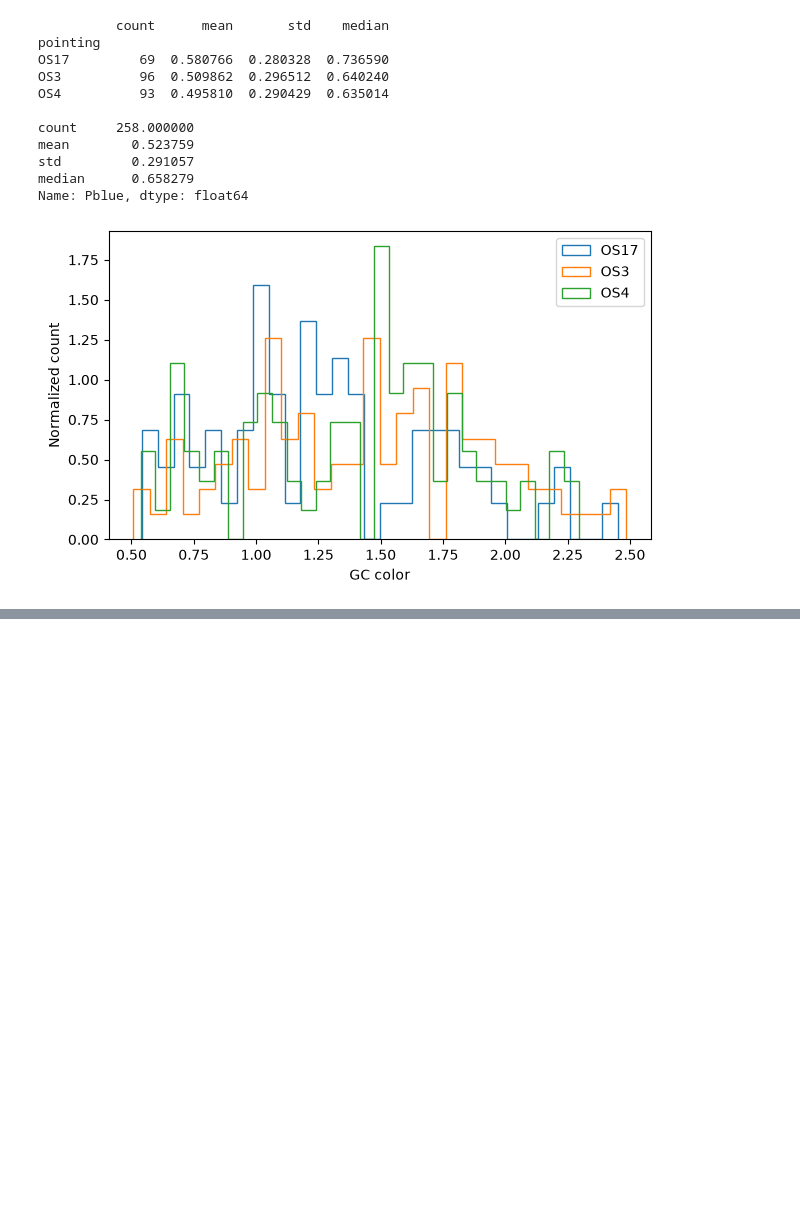
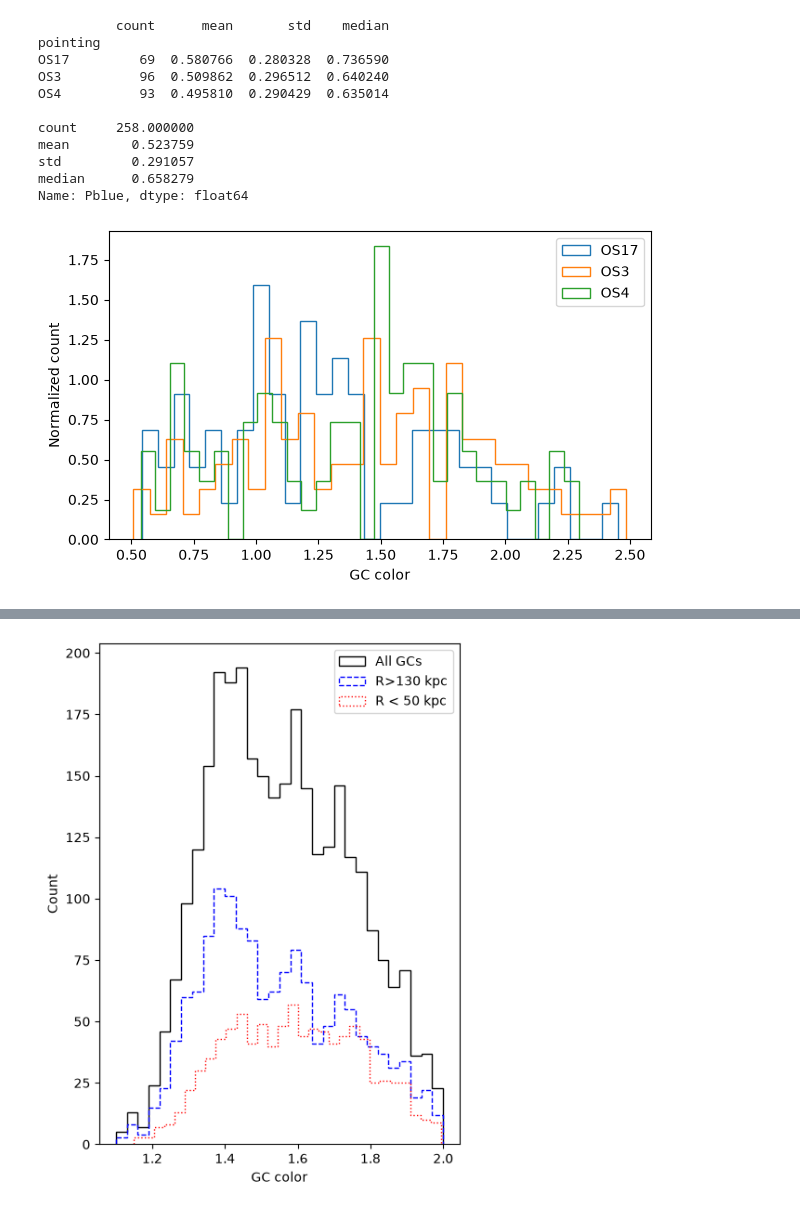
Before and after one commit to Pommers/Coma-GCS-colors, a Jupyter notebook: 06_ext_contaminant_ICGC_sensitivity.ipynb, the cells around one changed output, grey strips where cells are left out. Drawn from its saved outputs; the diff is of its cells as text; code cells hidden in the pictures; blank space fills up the shorter version.

```diff
--- a/06_ext_contaminant_ICGC_sensitivity.ipynb
+++ b/06_ext_contaminant_ICGC_sensitivity.ipynb
@@ -863,0 +1051,6 @@ In summary, visual inspection of the three outer ACS fields confirms that they c
+# %%
+KPC_PER_ARCSEC = 0.4848
+
+icgc_df["R_4874_kpc"] = (
+    icgc_df["R_4874_arcsec"] * KPC_PER_ARCSEC
+)
@@ -863,0 +1085,14 @@ In summary, visual inspection of the three outer ACS fields confirms that they c
+# %%
+icgc_outer = icgc_df[
+    (icgc_df["R_4874_kpc"] > 130)
+    & (icgc_df[cols.gc_mag] < 24.57)
+    & (icgc_df[cols.gc_color] > 1.1)
+    & (icgc_df[cols.gc_color] < 2.0)
+].copy()
+
+icgc_inner = icgc_df[
+    (icgc_df["R_4874_kpc"] < 50)
+    & (icgc_df[cols.gc_mag] < 24.57)
+    & (icgc_df[cols.gc_color] > 1.1)
+    & (icgc_df[cols.gc_color] < 2.0)
+].copy()
@@ -863,0 +1133,44 @@ In summary, visual inspection of the three outer ACS fields confirms that they c
+# %%
+fig, ax = plt.subplots(figsize=(5, 7))
+
+icgc_df_magcut = icgc_df[
+    (icgc_df[cols.gc_mag] < 24.57)
+    & (icgc_core[cols.gc_color] > 1.1)
+    & (icgc_core[cols.gc_color] < 2.0)
+].copy()
+
+ax.hist(
+    icgc_df_magcut[cols.gc_color],
+    bins=30,
+    histtype="step",
+    label="All GCs",
+    density=False,
+    color='black',
+)
+
+ax.hist(
+    icgc_outer[cols.gc_color],
+    bins=30,
+    histtype="step",
+    label="R>130 kpc",
+    density=False,
+    linestyle="--",
+    color="blue",
+)
+
+ax.hist(
+    icgc_inner[cols.gc_color],
+    bins=30,
+    histtype="step",
+    label="R < 50 kpc",
+    density=False,
+    linestyle=":",
+    color="red",)
+
+ax.set_xlabel("GC color")
+ax.set_ylabel("Count")
+ax.legend()
+
+plt.show()
+# %% [output]
+[figure, added]
```
Also changed, not shown: parts of 23 cells of this notebook.
